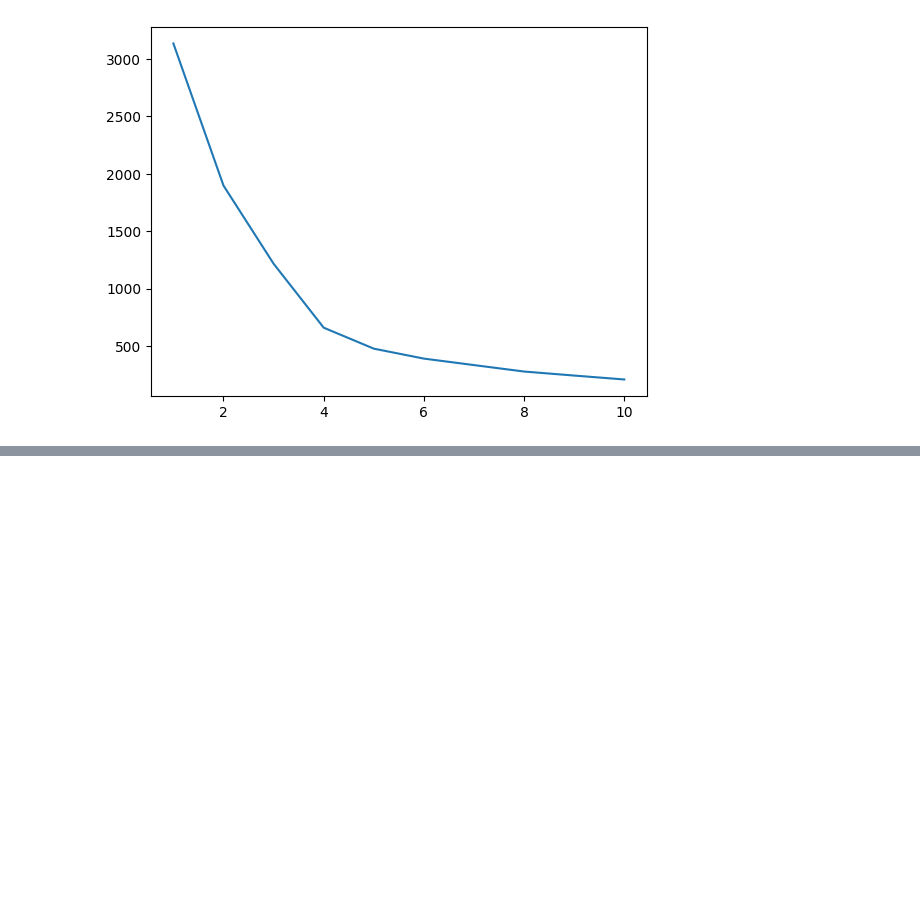
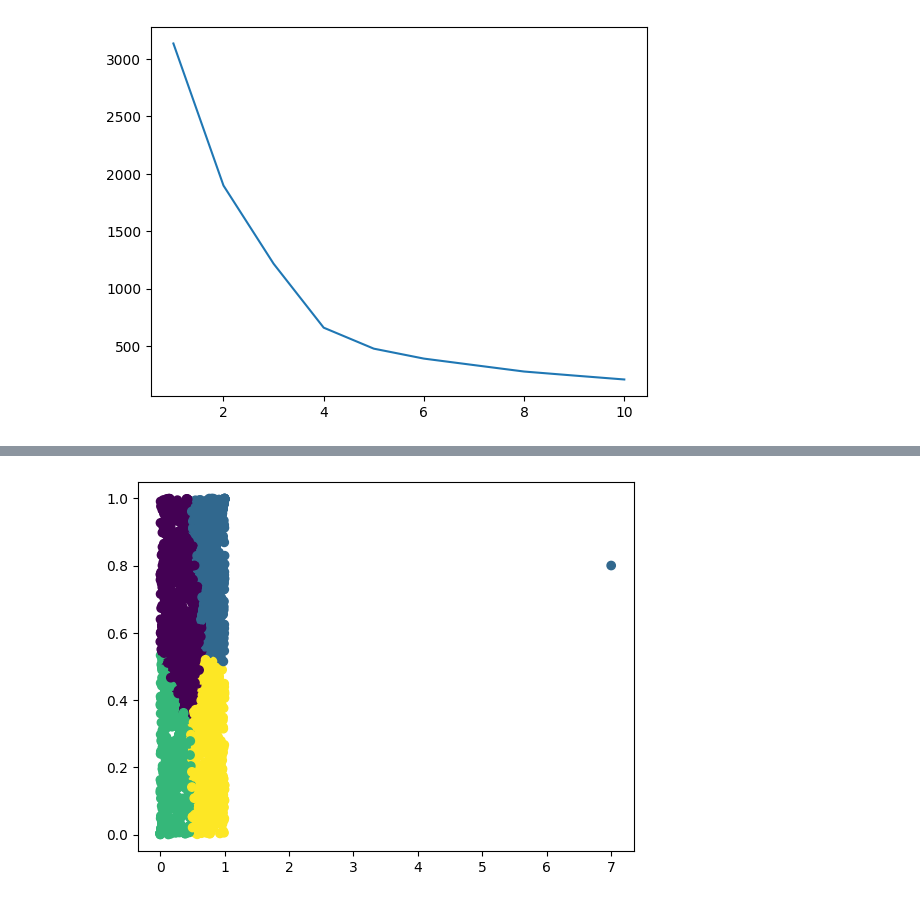
Before and after one commit to MoeeinAali/Quera-AI-Hackathon, a Jupyter notebook: Session01/Day01.ipynb, the cells around one changed output, grey strips where cells are left out. Cells and saved outputs as stored; diff of their text form; code cells hidden in the pictures; blank space fills up the shorter version.

```diff
--- a/Session01/Day01.ipynb
+++ b/Session01/Day01.ipynb
@@ -545,0 +583,12 @@ plt.plot(range(1, 11), elbow)
+# %%
+a = np.random.rand(1000)
+b = np.random.rand(1000)
+x = np.concatenate((a, a, b, b, np.array([7])))
+y = np.concatenate((a, b, a, b, np.array([0.8])))
+df = pd.DataFrame({'x': x, 'y': y})
+k = KMeans(n_clusters=4)
+k.fit(df)
+plt.scatter(df.x, df.y, c=k.labels_)
+plt.show()
+# %% [output]
+[figure, added]
```
Also changed, not shown: parts of 8 cells of this notebook, 1 other file.
